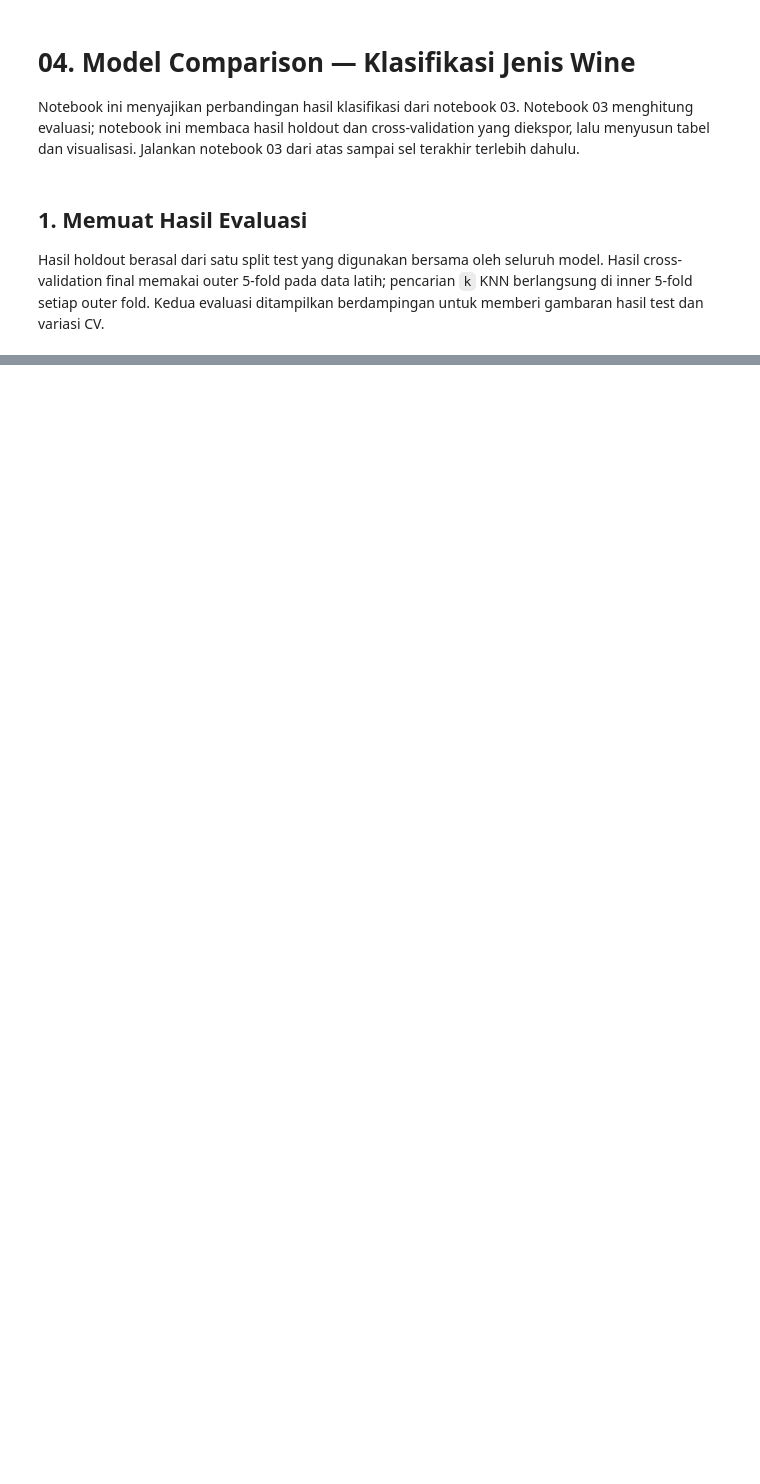
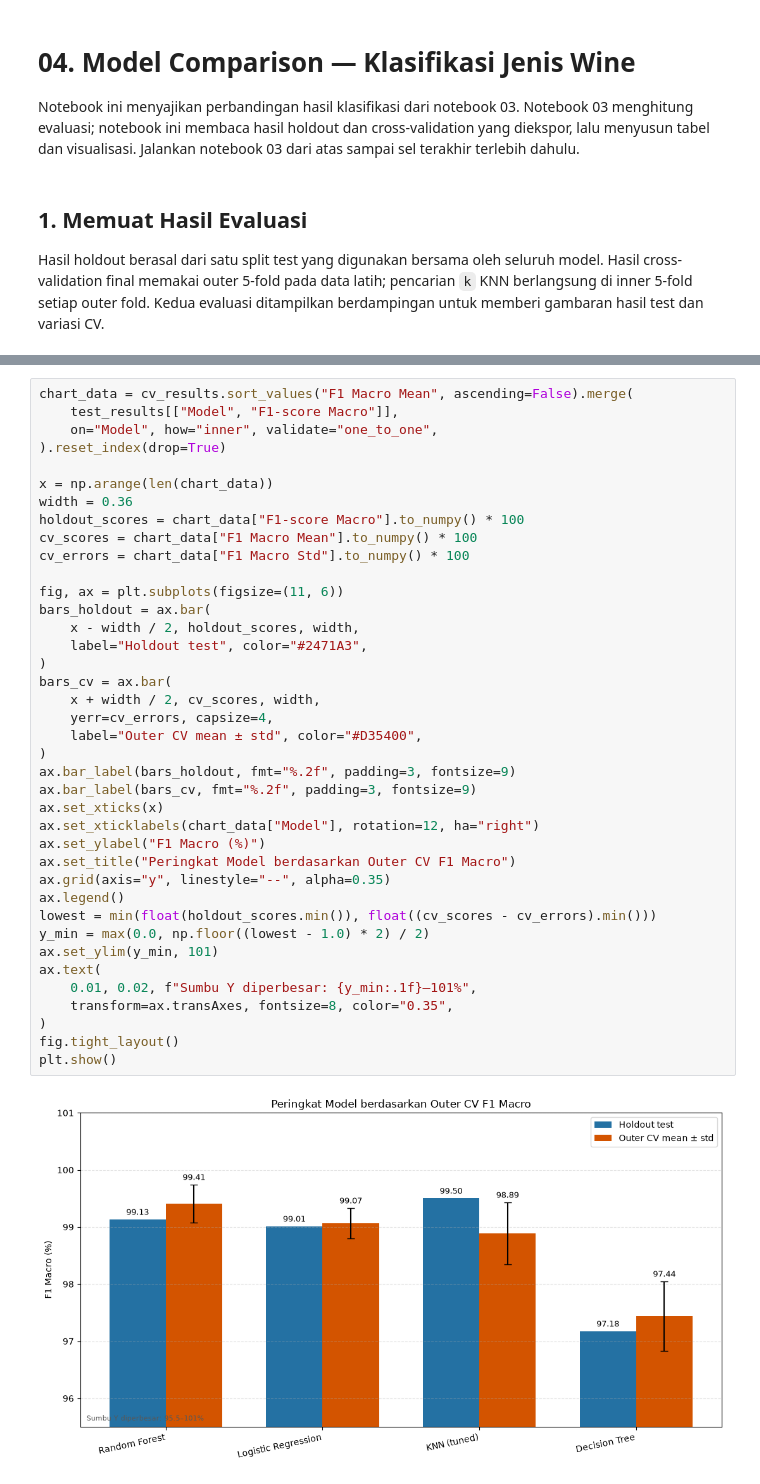
Before and after one commit to Lordzyy43/wineML, a Jupyter notebook: notebooks/04_model_comparison.ipynb, the cells around one changed output, grey strips where cells are left out. Drawn from its saved outputs; the diff is of its cells as text; blank space fills up the shorter version.

```diff
--- a/notebooks/04_model_comparison.ipynb
+++ b/notebooks/04_model_comparison.ipynb
@@ -93 +174,42 @@ plt.show()
+# %%
+chart_data = cv_results.sort_values("F1 Macro Mean", ascending=False).merge(
+    test_results[["Model", "F1-score Macro"]],
+    on="Model", how="inner", validate="one_to_one",
+).reset_index(drop=True)
+
+x = np.arange(len(chart_data))
+width = 0.36
+holdout_scores = chart_data["F1-score Macro"].to_numpy() * 100
+cv_scores = chart_data["F1 Macro Mean"].to_numpy() * 100
+cv_errors = chart_data["F1 Macro Std"].to_numpy() * 100
+
+fig, ax = plt.subplots(figsize=(11, 6))
+bars_holdout = ax.bar(
+    x - width / 2, holdout_scores, width,
+    label="Holdout test", color="#2471A3",
+)
+bars_cv = ax.bar(
+    x + width / 2, cv_scores, width,
+    yerr=cv_errors, capsize=4,
+    label="Outer CV mean ± std", color="#D35400",
+)
+ax.bar_label(bars_holdout, fmt="%.2f", padding=3, fontsize=9)
+ax.bar_label(bars_cv, fmt="%.2f", padding=3, fontsize=9)
+ax.set_xticks(x)
+ax.set_xticklabels(chart_data["Model"], rotation=12, ha="right")
+ax.set_ylabel("F1 Macro (%)")
+ax.set_title("Peringkat Model berdasarkan Outer CV F1 Macro")
+ax.grid(axis="y", linestyle="--", alpha=0.35)
+ax.legend()
+lowest = min(float(holdout_scores.min()), float((cv_scores - cv_errors).min()))
+y_min = max(0.0, np.floor((lowest - 1.0) * 2) / 2)
+ax.set_ylim(y_min, 101)
+ax.text(
+    0.01, 0.02, f"Sumbu Y diperbesar: {y_min:.1f}–101%",
+    transform=ax.transAxes, fontsize=8, color="0.35",
+)
+fig.tight_layout()
+plt.show()
+# %% [output]
+[figure, added]
 # %% [markdown]
```
Also changed, not shown: parts of 7 cells of this notebook, 4 other files.
